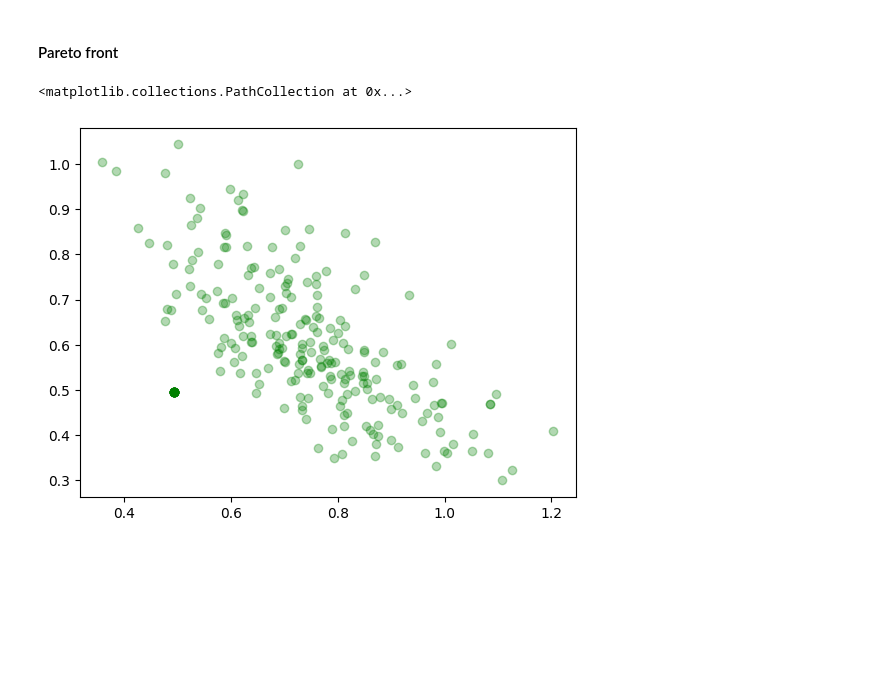
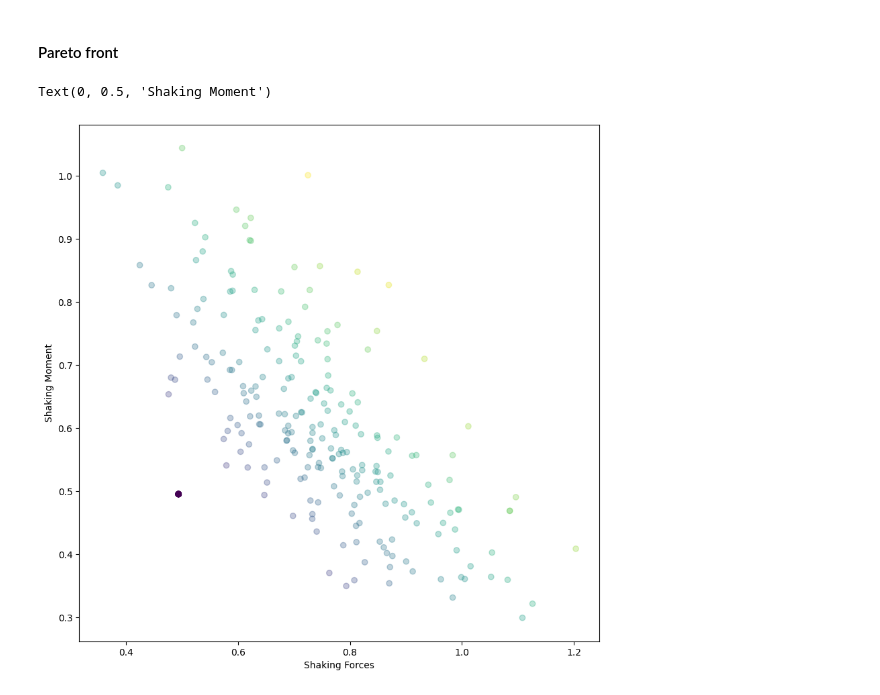
Before and after one commit to LuisR-jpg/Artificial-Intelligence---UP, a Jupyter notebook: Courses and Miscellaneous/Research/Analysis.ipynb, the cells around one changed output. Saved outputs shown, nothing was run; the diff lists cells and outputs as text; code cells hidden in the pictures; blank space fills up the shorter version.

```diff
--- a/Courses and Miscellaneous/Research/Analysis.ipynb
+++ b/Courses and Miscellaneous/Research/Analysis.ipynb
@@ -251,7 +251,10 @@ plt.violinplot(sumMasses[optimal])
 # %% [markdown]
 #### Pareto front
 # %%
-plt.scatter(shForces[optimal], shMoments[optimal], alpha = 0.3, color = 'g')
+plt.figure(figsize = (10, 10))
+plt.scatter(shForces[optimal], shMoments[optimal], alpha = 0.3, c = fitness[optimal])
+plt.xlabel("Shaking Forces")
+plt.ylabel("Shaking Moment")
 # %% [output]
-<matplotlib.collections.PathCollection at 0x...>
+Text(0, 0.5, 'Shaking Moment')
-[figure, old version]
+[figure, new version]
```
Also changed, not shown: parts of 4 cells of this notebook.
